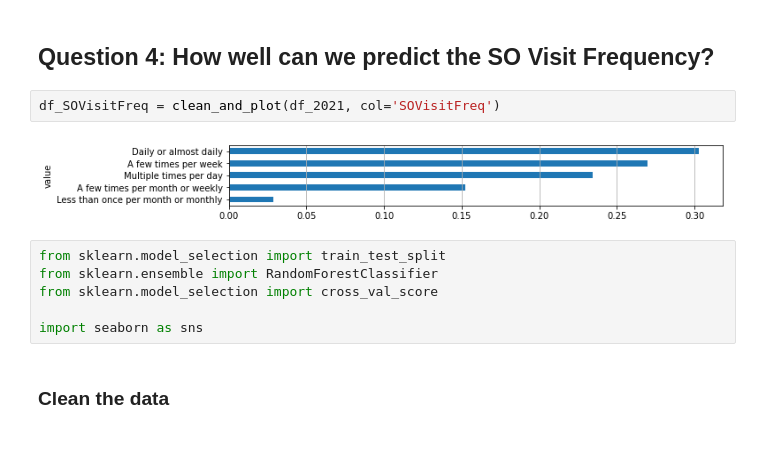
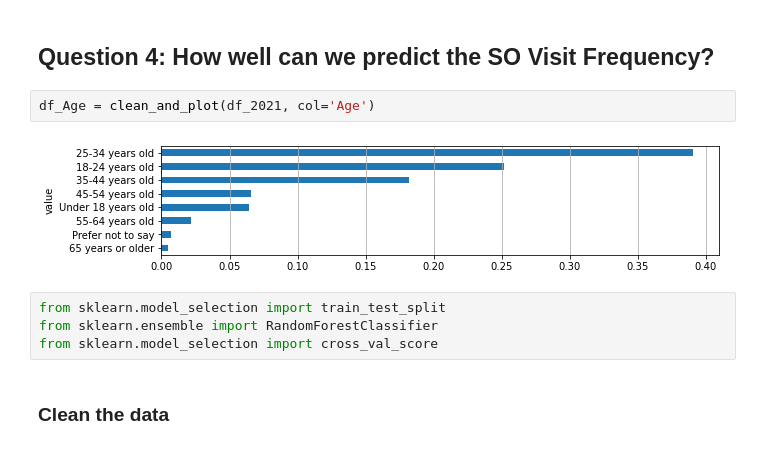
Before and after one commit to natashk/Udacity-DSND-Project1, a Jupyter notebook: so_survey.ipynb, the cells around one changed output. Cells and saved outputs as stored; diff of their text form.

```diff
--- a/so_survey.ipynb
+++ b/so_survey.ipynb
@@ -304,15 +304,13 @@ plt.legend(loc='center right');
 # %% [markdown]
 ## Question 4: How well can we predict the SO Visit Frequency?
 # %%
-df_SOVisitFreq = clean_and_plot(df_2021, col='SOVisitFreq')
+df_Age = clean_and_plot(df_2021, col='Age')
 # %% [output]
-[figure, old version]
+[figure, new version]
 # %%
 from sklearn.model_selection import train_test_split
 from sklearn.ensemble import RandomForestClassifier
 from sklearn.model_selection import cross_val_score
-
-import seaborn as sns
 # %% [markdown]
 ### Clean the data
 # %%
```
Also changed, not shown: parts of 32 cells of this notebook.
